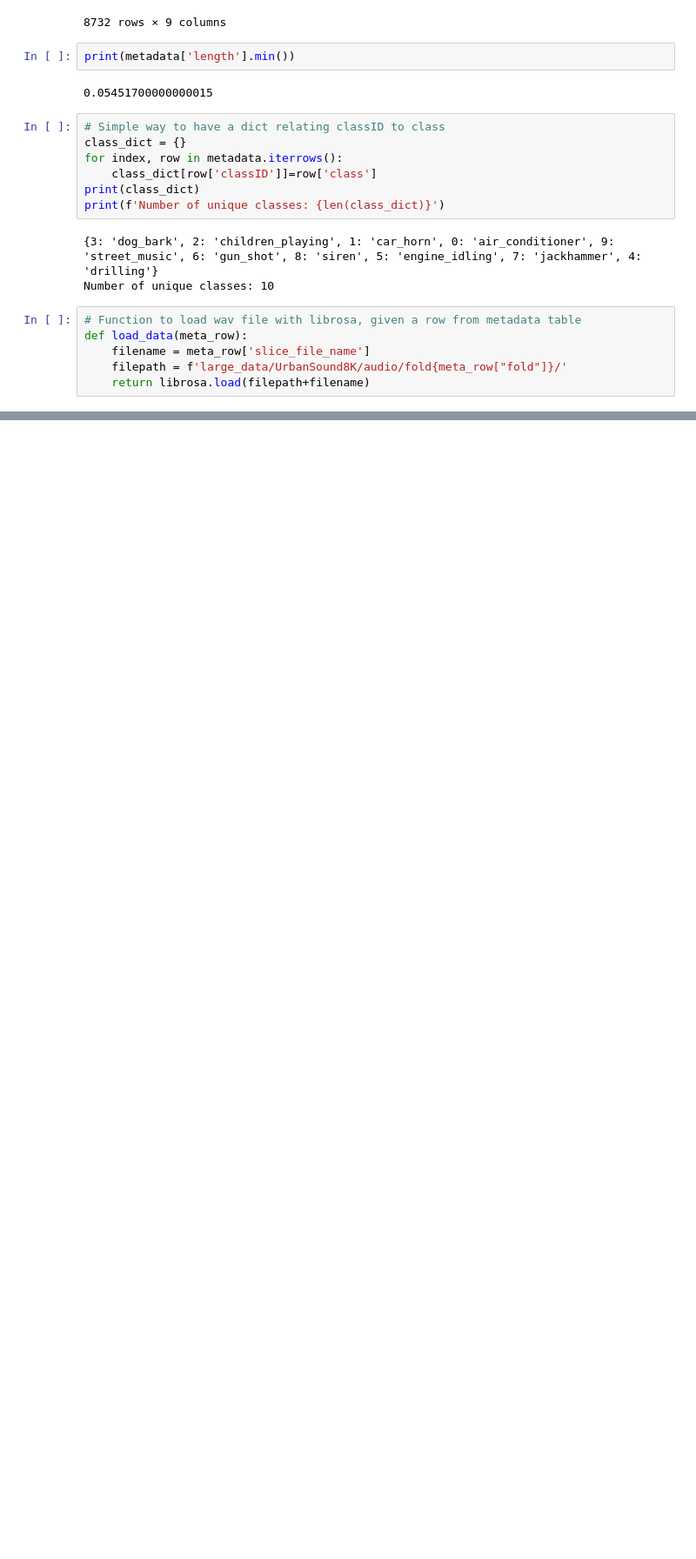
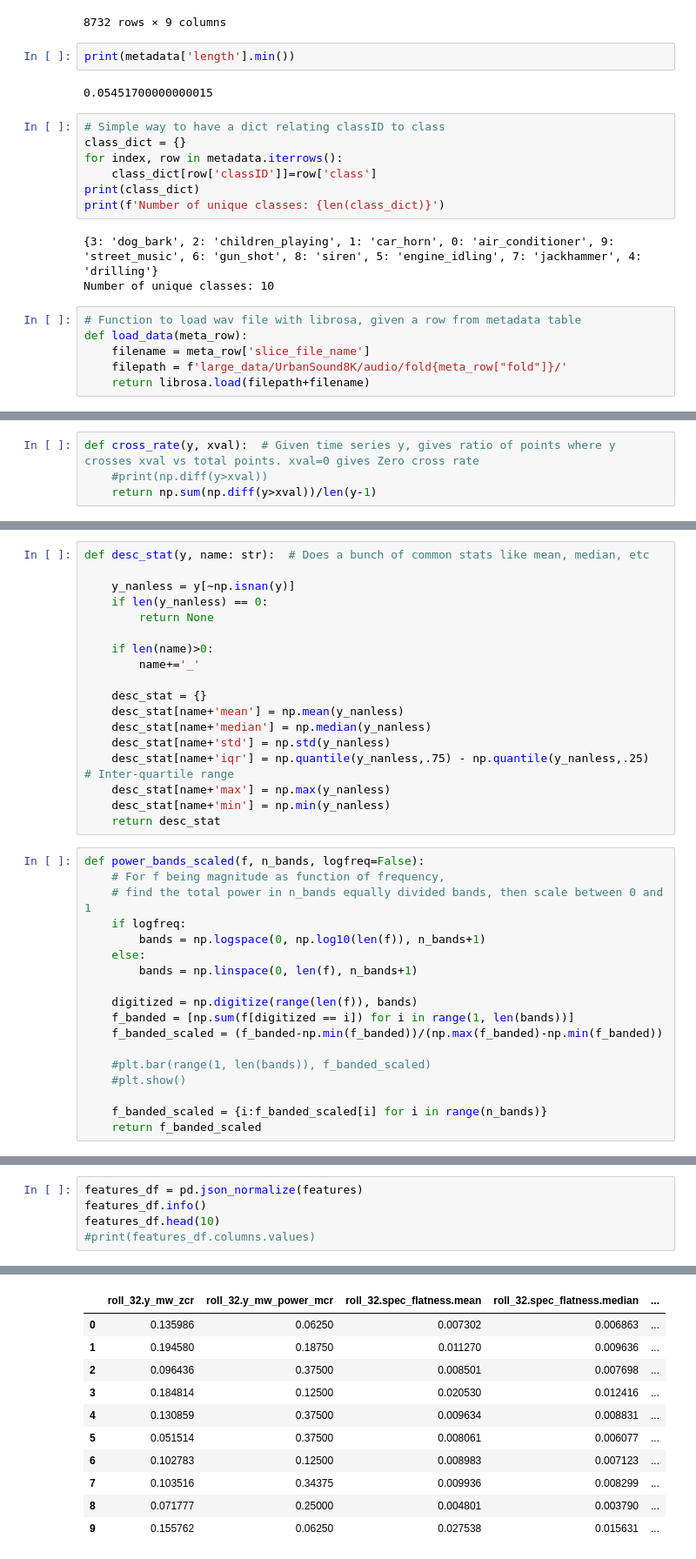
Before and after one commit to mrhheffernan/erdio-dev, a Jupyter notebook: maxpower_cleaning.ipynb, the cells around one changed output, grey strips where cells are left out. Shown: that part at 87% size. Saved outputs shown, nothing was run; the diff lists cells and outputs as text; blank space fills up the shorter version.

Commit message:
Added a bunch of features, including based on librosa's spectral features and fundamental frequency extraction.

```diff
--- a/maxpower_cleaning.ipynb
+++ b/maxpower_cleaning.ipynb
@@ -67,3 +88,7 @@ def load_data(meta_row):
+# %%
+def cross_rate(y, xval):  # Given time series y, gives ratio of points where y crosses xval vs total points. xval=0 gives Zero cross rate
+    #print(np.diff(y>xval))
+    return np.sum(np.diff(y>xval))/len(y-1)
 # %%
 n_fft = 512
 hop_length = n_fft//4
@@ -144,0 +246,36 @@ Name: 910, dtype: object
+# %%
+def desc_stat(y, name: str):  # Does a bunch of common stats like mean, median, etc
+
+    y_nanless = y[~np.isnan(y)]
+    if len(y_nanless) == 0:
+        return None
+
+    if len(name)>0:
+        name+='_'
+
+    desc_stat = {}
+    desc_stat[name+'mean'] = np.mean(y_nanless)
+    desc_stat[name+'median'] = np.median(y_nanless)
+    desc_stat[name+'std'] = np.std(y_nanless)
+    desc_stat[name+'iqr'] = np.quantile(y_nanless,.75) - np.quantile(y_nanless,.25)  # Inter-quartile range
+    desc_stat[name+'max'] = np.max(y_nanless)
+    desc_stat[name+'min'] = np.min(y_nanless)
+    return desc_stat
+# %%
+def power_bands_scaled(f, n_bands, logfreq=False):
+    # For f being magnitude as function of frequency,
+    # find the total power in n_bands equally divided bands, then scale between 0 and 1
+    if logfreq:
+        bands = np.logspace(0, np.log10(len(f)), n_bands+1)
+    else:
+        bands = np.linspace(0, len(f), n_bands+1)
+
+    digitized = np.digitize(range(len(f)), bands)
+    f_banded = [np.sum(f[digitized == i]) for i in range(1, len(bands))]
+    f_banded_scaled = (f_banded-np.min(f_banded))/(np.max(f_banded)-np.min(f_banded))
+
+    #plt.bar(range(1, len(bands)), f_banded_scaled)
+    #plt.show()
+
+    f_banded_scaled = {i:f_banded_scaled[i] for i in range(n_bands)}
+    return f_banded_scaled
@@ -144,0 +411,6 @@ Name: 910, dtype: object
+# %%
+features_df = pd.json_normalize(features)
+features_df.info()
+features_df.head(10)
+#print(features_df.columns.values)
+# %% [output]
@@ -144,0 +422,11 @@ Name: 910, dtype: object
+|  | roll_32.y_mw_zcr | roll_32.y_mw_power_mcr | roll_32.spec_flatness.mean | roll_32.spec_flatness.median | ... |
+| 0 | 0.135986 | 0.06250 | 0.007302 | 0.006863 | ... |
+| 1 | 0.194580 | 0.18750 | 0.011270 | 0.009636 | ... |
+| 2 | 0.096436 | 0.37500 | 0.008501 | 0.007698 | ... |
+| 3 | 0.184814 | 0.12500 | 0.020530 | 0.012416 | ... |
+| 4 | 0.130859 | 0.37500 | 0.009634 | 0.008831 | ... |
+| 5 | 0.051514 | 0.37500 | 0.008061 | 0.006077 | ... |
+| 6 | 0.102783 | 0.12500 | 0.008983 | 0.007123 | ... |
+| 7 | 0.103516 | 0.34375 | 0.009936 | 0.008299 | ... |
+| 8 | 0.071777 | 0.25000 | 0.004801 | 0.003790 | ... |
+| 9 | 0.155762 | 0.06250 | 0.027538 | 0.015631 | ... |
```
Also changed, not shown: parts of 21 cells of this notebook, 1 other file.
